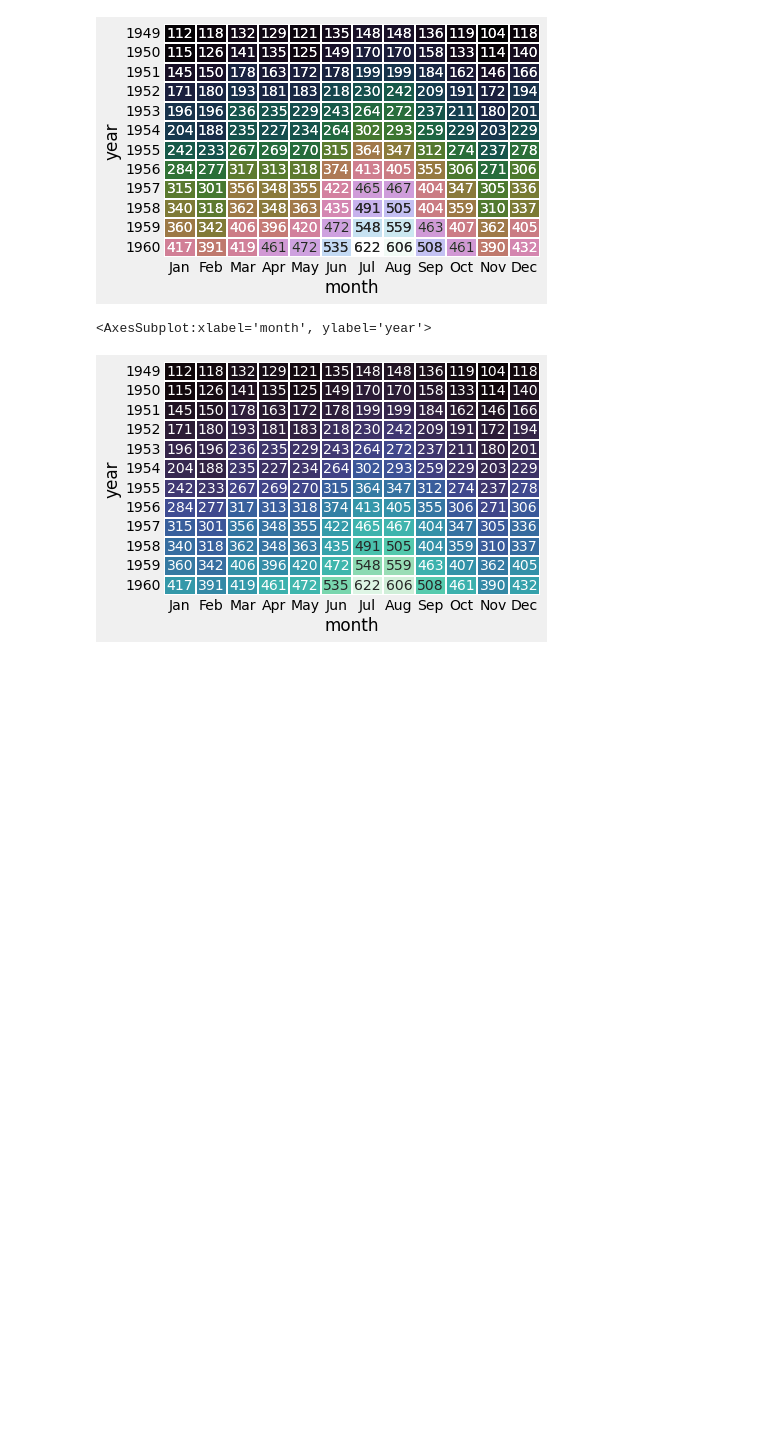
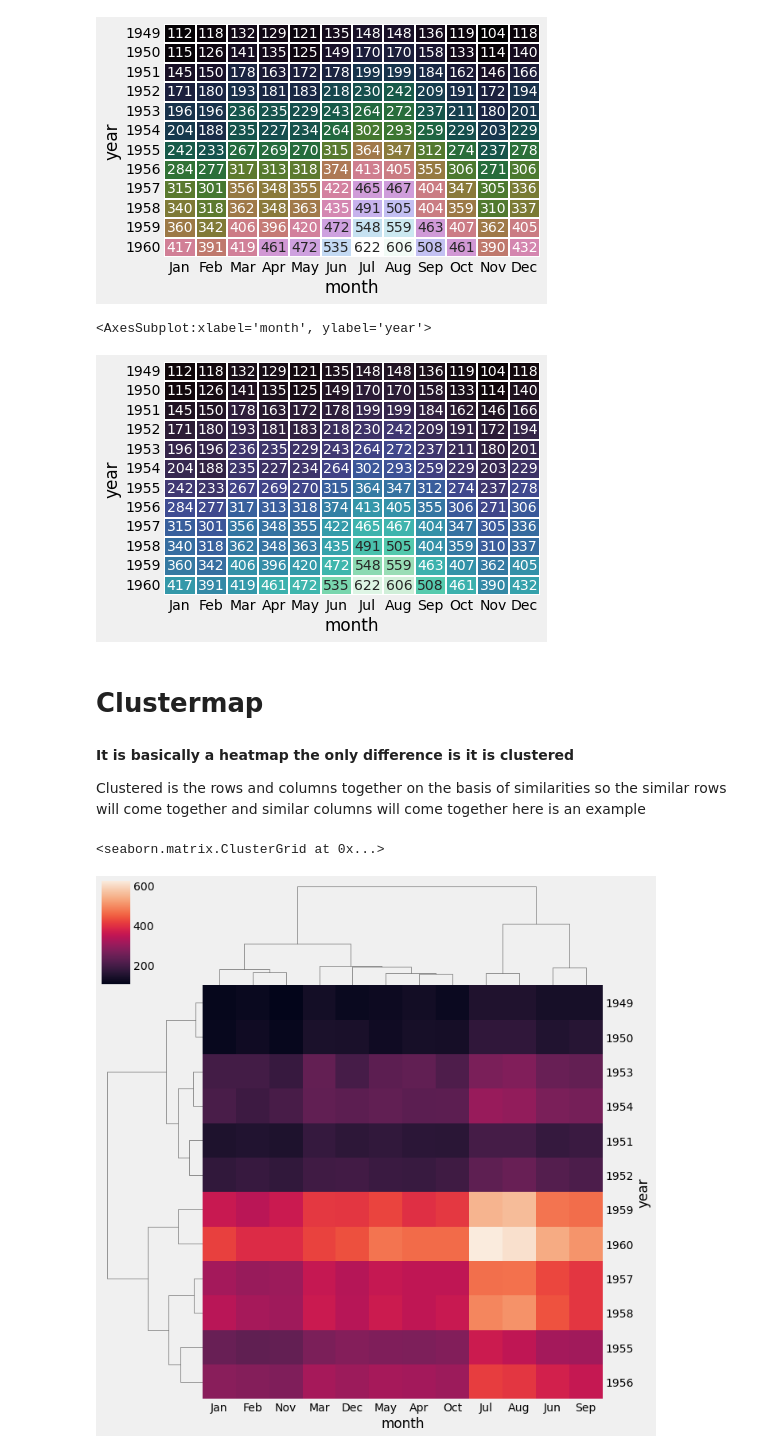
Before and after one commit to Hamza-Tahirr/Seaborn, a Jupyter notebook: Seaborn .ipynb, the cells around one changed output. Cells and saved outputs as stored; diff of their text form; code cells hidden in the pictures; blank space fills up the shorter version.

Commit message:
ClusterMaps
sns.clustermap(x,metric='correlation',z_score=0,annot=True)

```diff
--- a/Seaborn .ipynb
+++ b/Seaborn .ipynb
@@ -324,3 +324,14 @@ sns.heatmap(x,cbar=False , linewidth=0.007, annot=True, fmt='d',cmap='mako')
 # %% [output]
 <AxesSubplot:xlabel='month', ylabel='year'>
 [figure]
+# %% [markdown]
+# Clustermap
+# %% [markdown]
+**It is basically a heatmap the only difference is it is clustered**
+
+Clustered is the rows and columns together on the basis of similarities so the similar rows will come together and similar columns will come together here is an example
+# %%
+sns.clustermap(x)
+# %% [output]
+<seaborn.matrix.ClusterGrid at 0x...>
+[figure, added]
```
Also changed, not shown: parts of 12 cells of this notebook.
